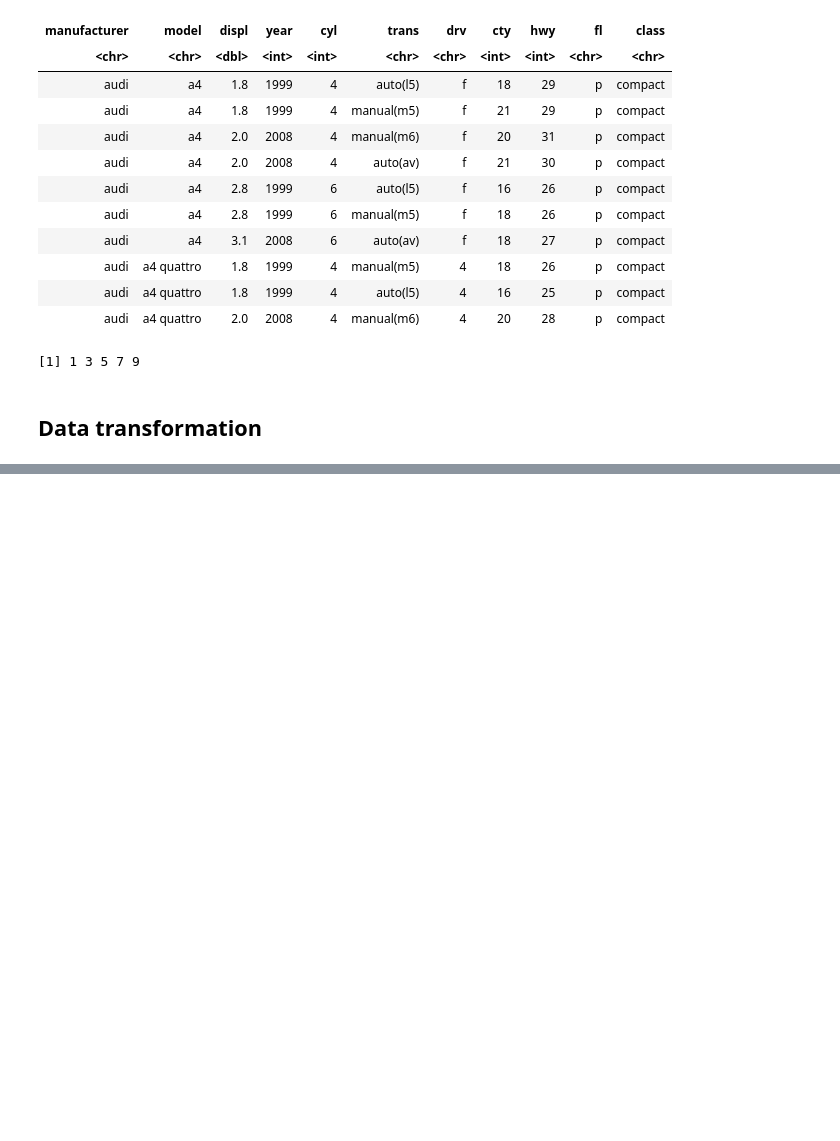
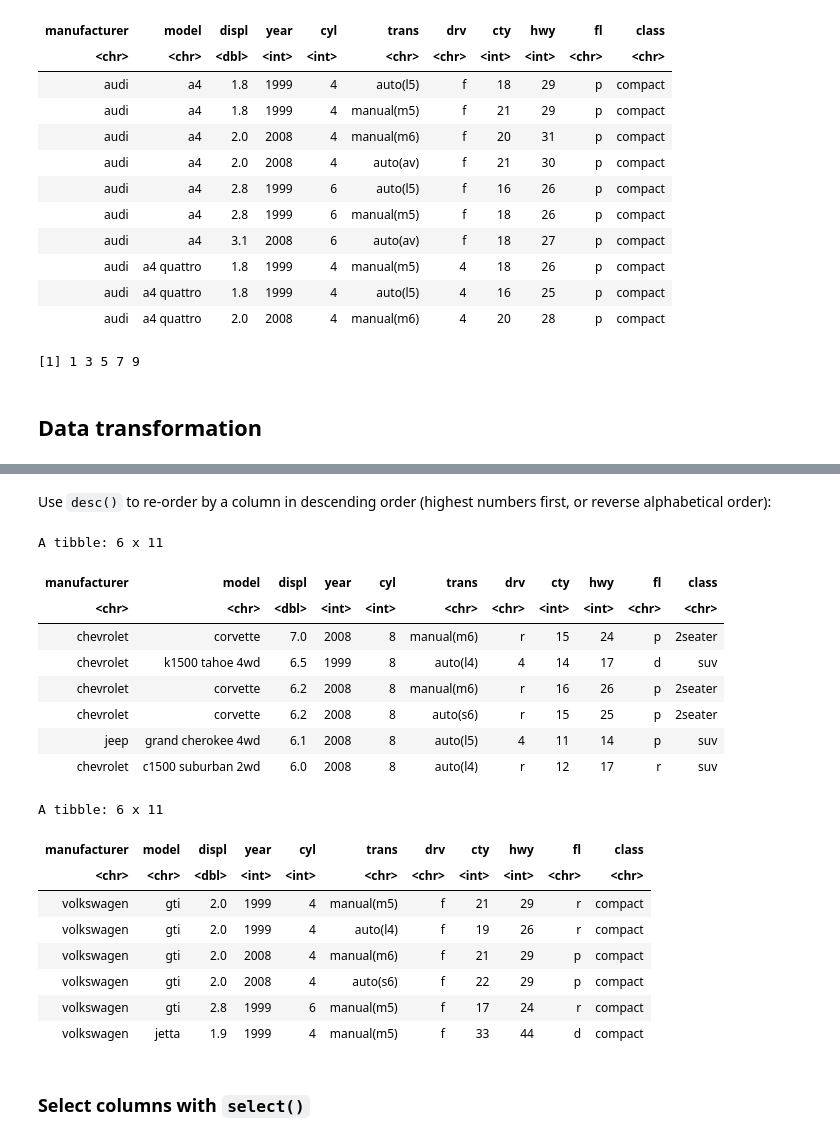
Before and after one commit to mortazavilab/cosmos-cluster6, a Jupyter notebook: R_intro.ipynb, the cells around one changed output, grey strips where cells are left out. Saved outputs shown, nothing was run; the diff lists cells and outputs as text; code cells hidden in the pictures; blank space fills up the shorter version.

```diff
--- a/R_intro.ipynb
+++ b/R_intro.ipynb
@@ -408,0 +506,26 @@ A tibble: 10 x 11
+# %% [markdown]
+Use `desc()` to re-order by a column in descending order (highest numbers first, or reverse alphabetical order):
+# %%
+head(arrange(mpg, desc(displ)))
+head(arrange(mpg, desc(manufacturer)))
+# %% [output]
+A tibble: 6 x 11
+| manufacturer | model | displ | year | cyl | trans | drv | cty | hwy | fl | class |
+| <chr> | <chr> | <dbl> | <int> | <int> | <chr> | <chr> | <int> | <int> | <chr> | <chr> |
+| chevrolet | corvette | 7.0 | 2008 | 8 | manual(m6) | r | 15 | 24 | p | 2seater |
+| chevrolet | k1500 tahoe 4wd | 6.5 | 1999 | 8 | auto(l4) | 4 | 14 | 17 | d | suv |
+| chevrolet | corvette | 6.2 | 2008 | 8 | manual(m6) | r | 16 | 26 | p | 2seater |
+| chevrolet | corvette | 6.2 | 2008 | 8 | auto(s6) | r | 15 | 25 | p | 2seater |
+| jeep | grand cherokee 4wd | 6.1 | 2008 | 8 | auto(l5) | 4 | 11 | 14 | p | suv |
+| chevrolet | c1500 suburban 2wd | 6.0 | 2008 | 8 | auto(l4) | r | 12 | 17 | r | suv |
+A tibble: 6 x 11
+| manufacturer | model | displ | year | cyl | trans | drv | cty | hwy | fl | class |
+| <chr> | <chr> | <dbl> | <int> | <int> | <chr> | <chr> | <int> | <int> | <chr> | <chr> |
+| volkswagen | gti | 2.0 | 1999 | 4 | manual(m5) | f | 21 | 29 | r | compact |
+| volkswagen | gti | 2.0 | 1999 | 4 | auto(l4) | f | 19 | 26 | r | compact |
+| volkswagen | gti | 2.0 | 2008 | 4 | manual(m6) | f | 21 | 29 | p | compact |
+| volkswagen | gti | 2.0 | 2008 | 4 | auto(s6) | f | 22 | 29 | p | compact |
+| volkswagen | gti | 2.8 | 1999 | 6 | manual(m5) | f | 17 | 24 | r | compact |
+| volkswagen | jetta | 1.9 | 1999 | 4 | manual(m5) | f | 33 | 44 | d | compact |
+# %% [markdown]
+### Select columns with `select()`
```
Also changed, not shown: parts of 26 cells of this notebook.
